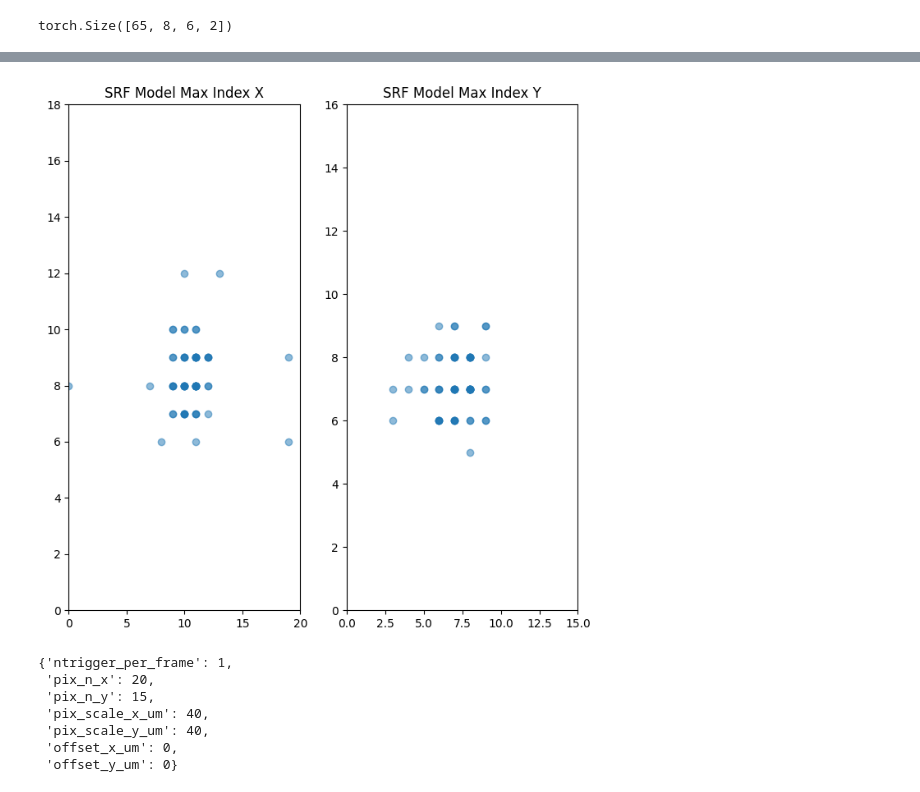
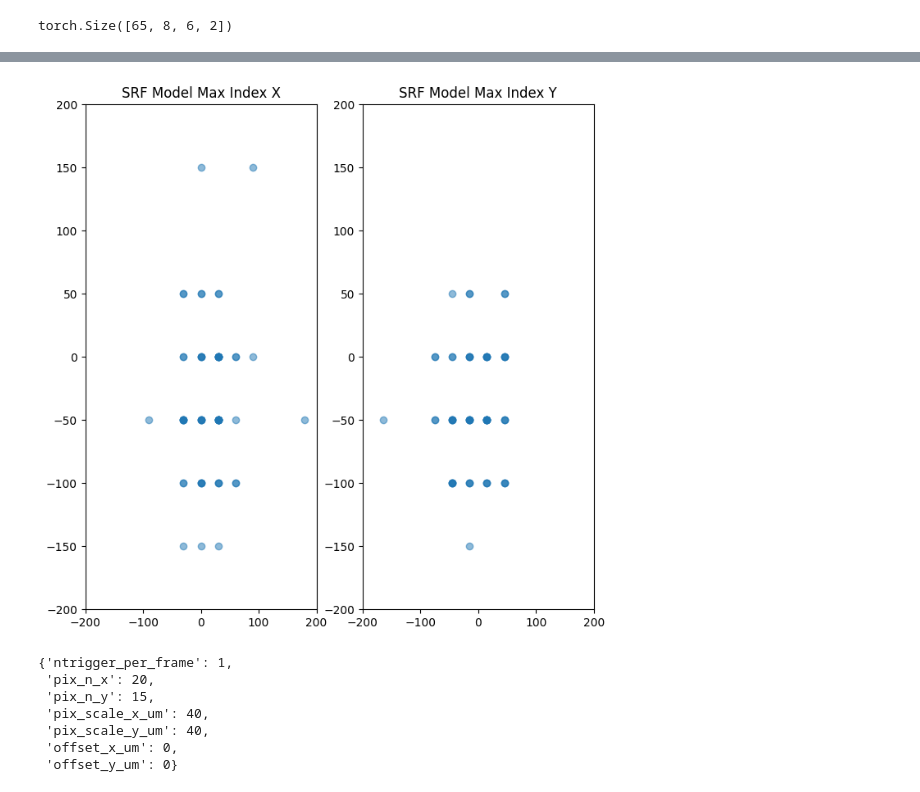
Before and after one commit to SamuelSuhai/model_in_the_loop, a Jupyter notebook: notebooks/gui/visualization_gui_experiments.ipynb, the cells around one changed output, grey strips where cells are left out. Drawn from its saved outputs; the diff is of its cells as text; code cells hidden in the pictures.

```diff
--- a/notebooks/gui/visualization_gui_experiments.ipynb
+++ b/notebooks/gui/visualization_gui_experiments.ipynb
@@ -233,7 +228,6 @@ spatial_readout.grid.shape
 # %% [output]
 torch.Size([65, 8, 6, 2])
 # %%
-idx = 17
 import matplotlib.pyplot as plt
 def compare_srf_and_mask_mean(idx):
     roi = randomp_seed_mei_wrapper.rois_after_filtering[idx]
@@ -251,5 +245,5 @@ def compare_srf_and_mask_mean(idx):
     ax.set_ylim([-4,4])
     ax.set_title(f"ROI {roi}")
 
-compare_srf_and_mask_mean(idx)
+compare_srf_and_mask_mean(19)
 # %% [output]
@@ -355,13 +390,15 @@ def plot_srf_mei_scatter():
         else:
             x_model, y_model = 0, 0
 
+
+
         all_x_coords_srf.append(x_srf)
         all_y_coords_srf.append(y_srf)
         all_x_coords_model.append(x_model)
         all_y_coords_model.append(y_model)
 
     # plot the scatter plot
-    fig, ax = plt.subplots(1, 2, figsize=(8, 8))
+    fig, ax = plt.subplots(1, 2, figsize=(16, 8))
     ax[0].scatter(all_x_coords_srf, all_x_coords_model, alpha=0.5)
     ax[0].set_title('SRF Model Weighted Center X')
     ax[0].set_xlabel('SRF X Coordinate')
@@ -392,6 +429,6 @@ plot_srf_mei_scatter()
 # %%
 # make some scatter plots of dRF max index and spatial kernel max index
-def plot_srf_mei_scatter():
+def plot_srf_mei_scatter(transform_to_qdspy = False):
 
     all_x_coords_srf = []
     all_y_coords_srf = []
@@ -422,6 +459,20 @@ def plot_srf_mei_scatter():
         x_srf, y_srf = reshaped_idx_max
         x_model, y_model = reshaped_idx_spatial_max
 
+        if transform_to_qdspy:
+            x_srf -= 10
+            x_model -= 9
+            y_srf -= 7.5
+            y_model -= 8
+
+            # scale by pixel size: 50 model 30 srf i think
+            x_srf *= 30
+            y_srf *= 30
+
+            x_model *= 50
+            y_model *= 50
+
+
         all_x_coords_srf.append(x_srf)
         all_y_coords_srf.append(y_srf)
         all_x_coords_model.append(x_model)
@@ -431,16 +482,27 @@ def plot_srf_mei_scatter():
     fig, ax = plt.subplots(1,2,figsize=(8, 8))
     ax[0].scatter(all_x_coords_srf, all_x_coords_model, alpha=0.5)
     ax[0].set_title('SRF Model Max Index X')
-    ax[0].set_xlim([0,20])
-    ax[0].set_ylim([0,18])
+
     ax[1].scatter(all_y_coords_srf, all_y_coords_model, alpha=0.5)
     ax[1].set_title('SRF Model Max Index Y')
-    ax[1].set_xlim([0,15])
-    ax[1].set_ylim([0,16])
+
+
+    if not transform_to_qdspy:
+        ax[0].set_xlim([0,20])
+        ax[0].set_ylim([0,18])
+
+        ax[1].set_xlim([0,15])
+        ax[1].set_ylim([0,16])
+    else:
+        ax[0].set_xlim([-200, 200])
+        ax[0].set_ylim([-200, 200])
+
+        ax[1].set_xlim([-200, 200])
+        ax[1].set_ylim([-200, 200])
 # %%
-plot_srf_mei_scatter()
+plot_srf_mei_scatter(True)
 # %% [output]
-[figure, old version]
+[figure, new version]
 # %%
 (dj_table_holder("Stimulus")() & {'stim_family': 'noise'}).fetch1("stim_dict")
 # %% [output]
```
Also changed, not shown: parts of 11 cells of this notebook, 4 other files.
